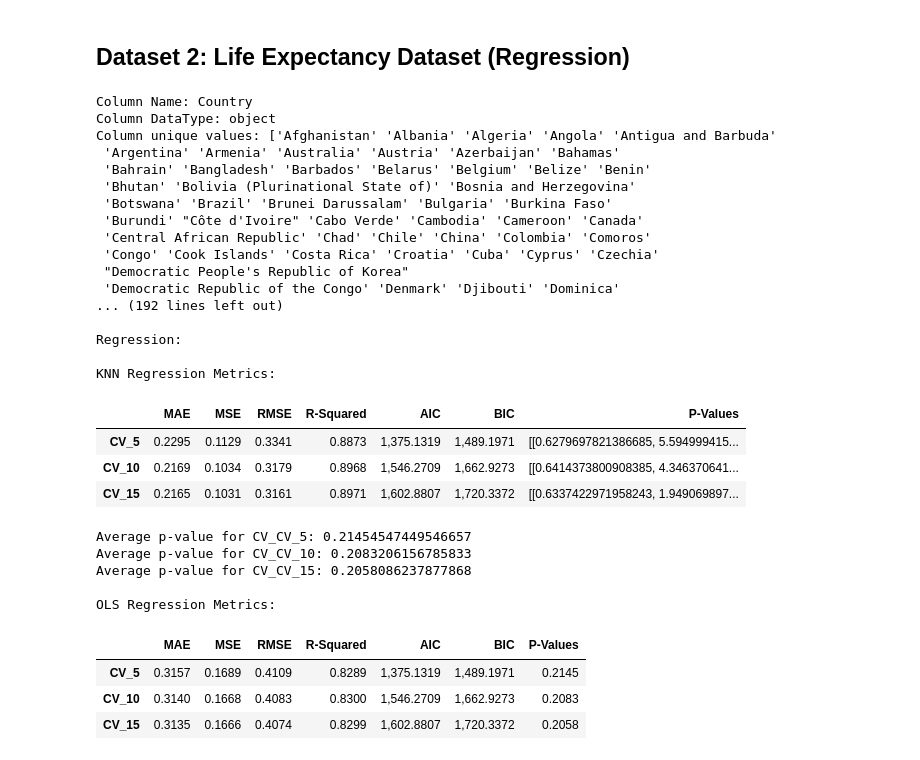
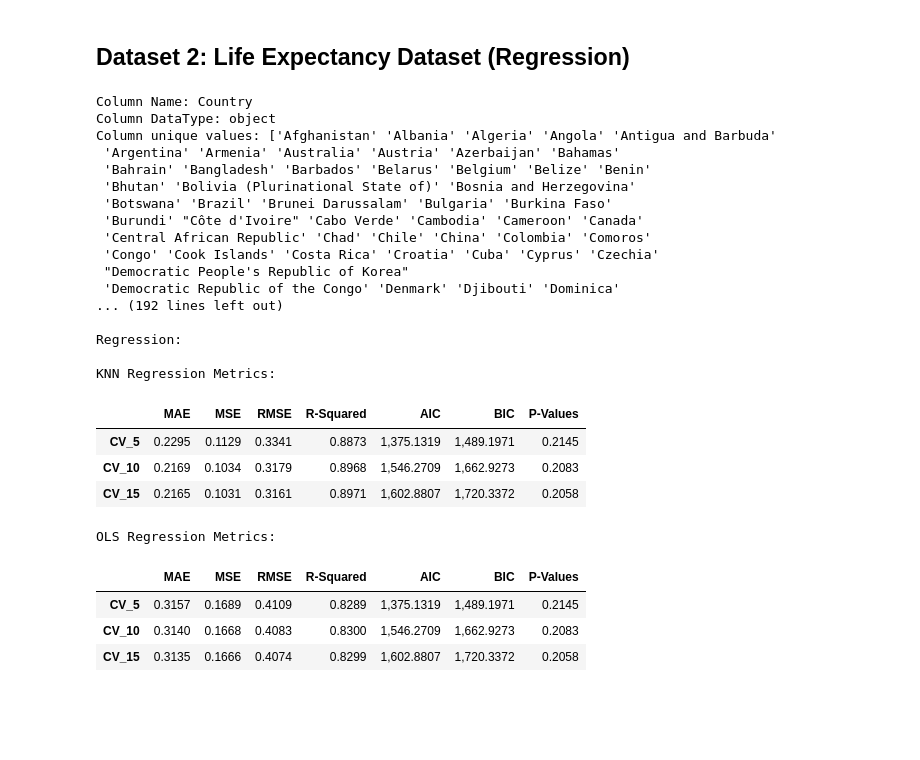
Before and after one commit to murtazaa-hussainn/CSE-602-Machine-Learning-I, a Jupyter notebook: Assignment 2/Excel Assignment.ipynb, the cells around one changed output. Saved outputs shown, nothing was run; the diff lists cells and outputs as text; code cells hidden in the pictures; blank space fills up the shorter version.

```diff
--- a/Assignment 2/Excel Assignment.ipynb
+++ b/Assignment 2/Excel Assignment.ipynb
@@ -267,6 +266,12 @@ def KNNRegressionMetrics(data, target_col, cv_splits):
         avg_bic = np.mean(bic_scores)
         avg_p_values = np.mean(p_values_list, axis=0)  # Take the mean along the columns
 
+        # Flatten the avg_p_values array
+        flattened_p_values = [item for sublist in avg_p_values for item in sublist]
+
+        # Calculate the average p-value
+        avg_p_value = np.mean(flattened_p_values)
+
         # Store results
         results[f'CV_{cv}'] = {
             'MAE': avg_mae,
@@ -275,7 +280,7 @@ def KNNRegressionMetrics(data, target_col, cv_splits):
             'R-Squared': avg_r_squared,
             'AIC': avg_aic,
             'BIC': avg_bic,
-            'P-Values': avg_p_values
+            'P-Values': avg_p_value
         }
 
     return pd.DataFrame.from_dict(results, orient='index')
@@ -369,6 +424,8 @@ def OLSRegressionMetrics(data, target_col, cv_splits):
 c_cancer, r_life_expectancy = load_datasets()
 # %% [markdown]
 # Scores
+# %%
+pd.set_option('display.max_rows', None)
 # %% [markdown]
 ## Dataset 1: Cancer Detection Dataset (Classification)
 # %%
@@ -427,47 +557,36 @@ r_life_expectancy = transform_data(r_life_expectancy)
 # Define the number of splits for cross-validation
 cv_splits = [5, 10, 15]
 
 print("\nRegression:")
 knn_metrics = KNNRegressionMetrics(r_life_expectancy, 'Life expectancy ', cv_splits)
 print("\nKNN Regression Metrics:")
 display(knn_metrics)
-# For KNN P-value Avg
-flattened_p_values = knn_metrics['P-Values'].apply(lambda x: [item for sublist in x for item in sublist])
-avg_p_values_by_cv = {}
-for cv_split, p_values in flattened_p_values.items():
-    avg_p_values_by_cv[cv_split] = np.mean(p_values)
-for cv_split, avg_p_value in avg_p_values_by_cv.items():
-    print(f"Average p-value for CV_{cv_split}: {avg_p_value}")
 
 ols_metrics = OLSRegressionMetrics(r_life_expectancy, 'Life expectancy ', cv_splits)
 print("\nOLS Regression Metrics:")
 display(ols_metrics)
 # %% [output]
 Column Name: Country
 Column DataType: object
 Column unique values: ['Afghanistan' 'Albania' 'Algeria' 'Angola' 'Antigua and Barbuda'
  'Argentina' 'Armenia' 'Australia' 'Austria' 'Azerbaijan' 'Bahamas'
  'Bahrain' 'Bangladesh' 'Barbados' 'Belarus' 'Belgium' 'Belize' 'Benin'
  'Bhutan' 'Bolivia (Plurinational State of)' 'Bosnia and Herzegovina'
  'Botswana' 'Brazil' 'Brunei Darussalam' 'Bulgaria' 'Burkina Faso'
  'Burundi' "Côte d'Ivoire" 'Cabo Verde' 'Cambodia' 'Cameroon' 'Canada'
  'Central African Republic' 'Chad' 'Chile' 'China' 'Colombia' 'Comoros'
  'Congo' 'Cook Islands' 'Costa Rica' 'Croatia' 'Cuba' 'Cyprus' 'Czechia'
  "Democratic People's Republic of Korea"
  'Democratic Republic of the Congo' 'Denmark' 'Djibouti' 'Dominica'
 ... (192 lines left out)
 
 Regression:
 
 KNN Regression Metrics:
 |  | MAE | MSE | RMSE | R-Squared | AIC | BIC | P-Values |
-| CV_5 | 0.2295 | 0.1129 | 0.3341 | 0.8873 | 1,375.1319 | 1,489.1971 | [[0.6279697821386685, 5.594999415... |
-| CV_10 | 0.2169 | 0.1034 | 0.3179 | 0.8968 | 1,546.2709 | 1,662.9273 | [[0.6414373800908385, 4.346370641... |
-| CV_15 | 0.2165 | 0.1031 | 0.3161 | 0.8971 | 1,602.8807 | 1,720.3372 | [[0.6337422971958243, 1.949069897... |
+| CV_5 | 0.2295 | 0.1129 | 0.3341 | 0.8873 | 1,375.1319 | 1,489.1971 | 0.2145 |
+| CV_10 | 0.2169 | 0.1034 | 0.3179 | 0.8968 | 1,546.2709 | 1,662.9273 | 0.2083 |
+| CV_15 | 0.2165 | 0.1031 | 0.3161 | 0.8971 | 1,602.8807 | 1,720.3372 | 0.2058 |
-Average p-value for CV_CV_5: 0.21454547449546657
-Average p-value for CV_CV_10: 0.2083206156785833
-Average p-value for CV_CV_15: 0.2058086237877868
-
 OLS Regression Metrics:
 |  | MAE | MSE | RMSE | R-Squared | AIC | BIC | P-Values |
 | CV_5 | 0.3157 | 0.1689 | 0.4109 | 0.8289 | 1,375.1319 | 1,489.1971 | 0.2145 |
```
Also changed, not shown: parts of 6 cells of this notebook.
